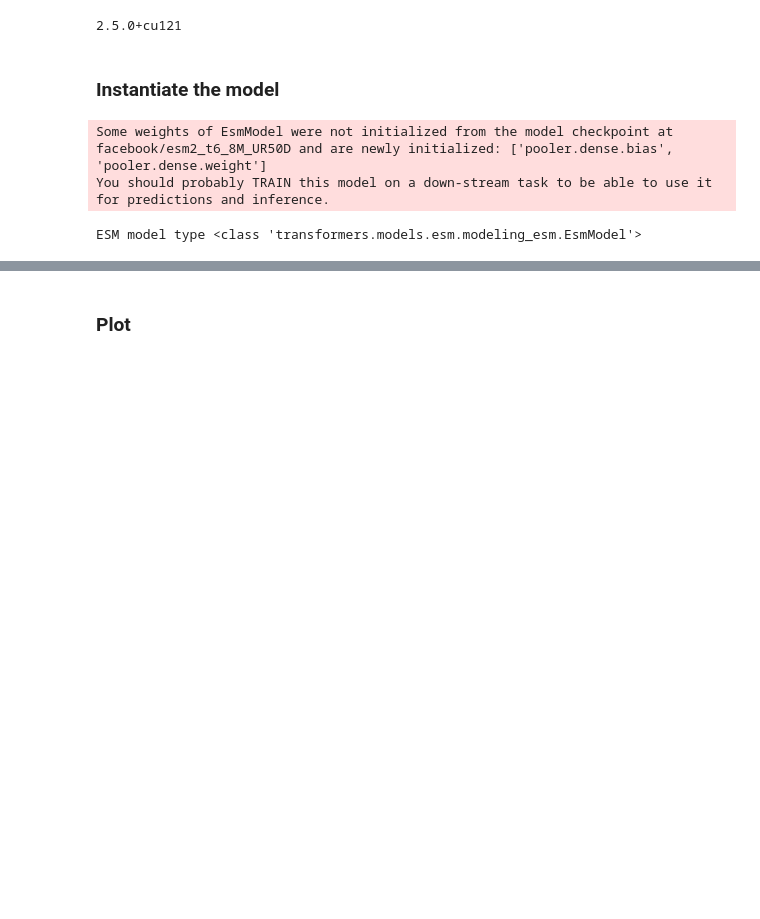
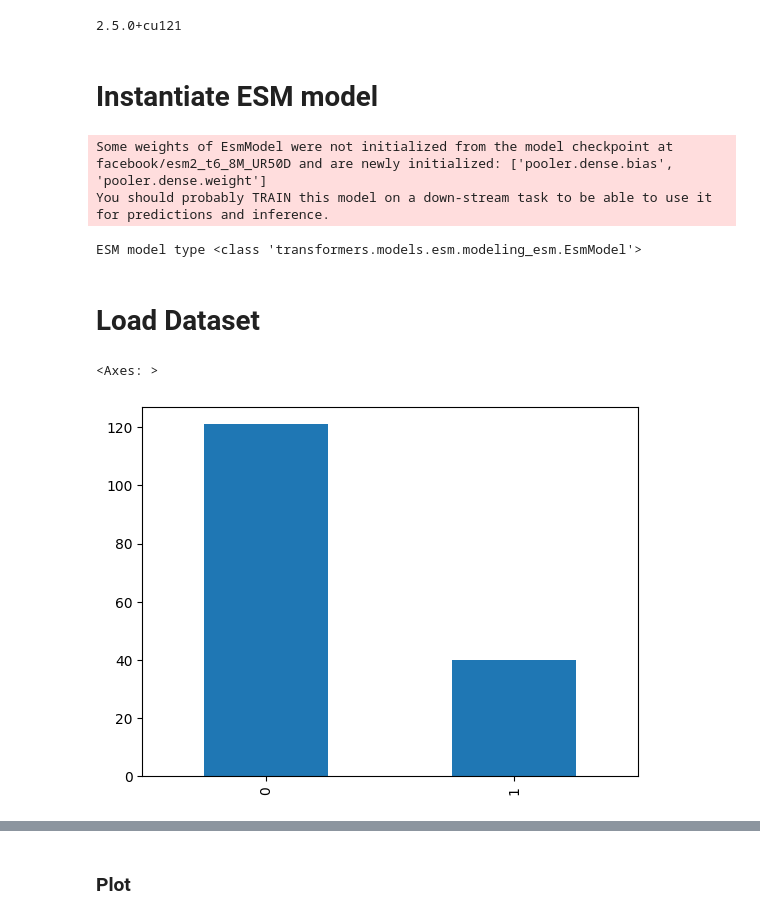
Before and after one commit to 8gabri8/ESMSec, a Jupyter notebook: my_train.ipynb, the cells around one changed output, grey strips where cells are left out. Cells and saved outputs as stored; diff of their text form; code cells hidden in the pictures; blank space fills up the shorter version.

```diff
--- a/my_train.ipynb
+++ b/my_train.ipynb
@@ -64,7 +69,7 @@ random.seed(config["SEED"])
 np.random.seed(config["SEED"])
 torch.manual_seed(config["SEED"])
 torch.backends.cudnn.benchmark = True
-# %% [markdown]
-### Instantiate the model
+# %% [markdown]
+# Instantiate ESM model
 # %%
 # Load pre-trained ESM model
@@ -78,3 +83,34 @@ tokenizer = AutoTokenizer.from_pretrained(config["PRETRAIN_ESM_CHECKPOINT_NAME"]
 Some weights of EsmModel were not initialized from the model checkpoint at facebook/esm2_t6_8M_UR50D and are newly initialized: ['pooler.dense.bias', 'pooler.dense.weight']
 You should probably TRAIN this model on a down-stream task to be able to use it for predictions and inference.
 ESM model type <class 'transformers.models.esm.modeling_esm.EsmModel'>
+# %% [markdown]
+# Load Dataset
+# %%
+# Load dataset
+data = pd.read_csv(config["DATASET_PATH"])
+
+# Preprocess each sequence individually
+preprocessed_data = []
+for idx, row in tqdm(data.iterrows(), total=len(data)):
+    processed = my_dataset.preprocess_sequence(
+        sequence=row['sequence'],
+        label=row['label'],
+        protein_name=row['protein'],
+        tokenizer=tokenizer,
+        protein_max_length=config["PROTEIN_MAX_LENGTH"]
+    )
+    preprocessed_data.append(processed)
+
+# Create DataFrame from preprocessed data
+processed_df = pd.DataFrame(preprocessed_data)
+
+# Add the 'set' column back from original data
+processed_df['set'] = data['set'].values
+processed_df['embedding'] = [[] for _ in range(len(processed_df))] #data['embedding'].values
+
+processed_df.head(5)
+
+processed_df["label"].value_counts().reset_index(drop="True").plot(kind='bar')
+# %% [output]
+<Axes: >
+[figure, added]
```
Also changed, not shown: parts of 23 cells of this notebook, 5 other files.
